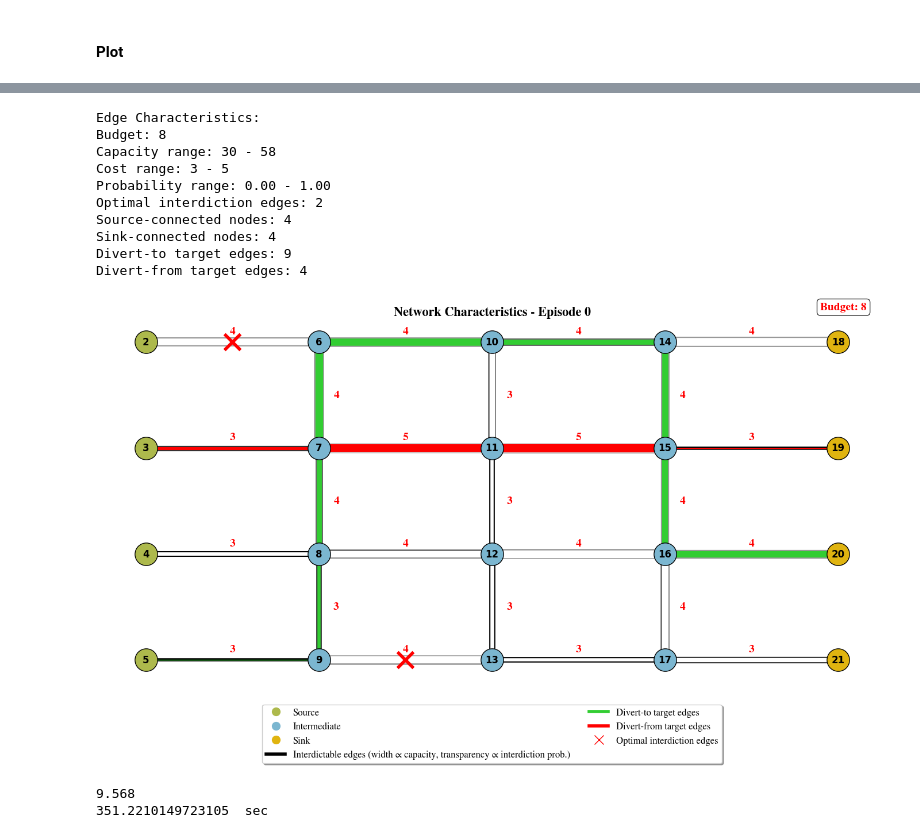
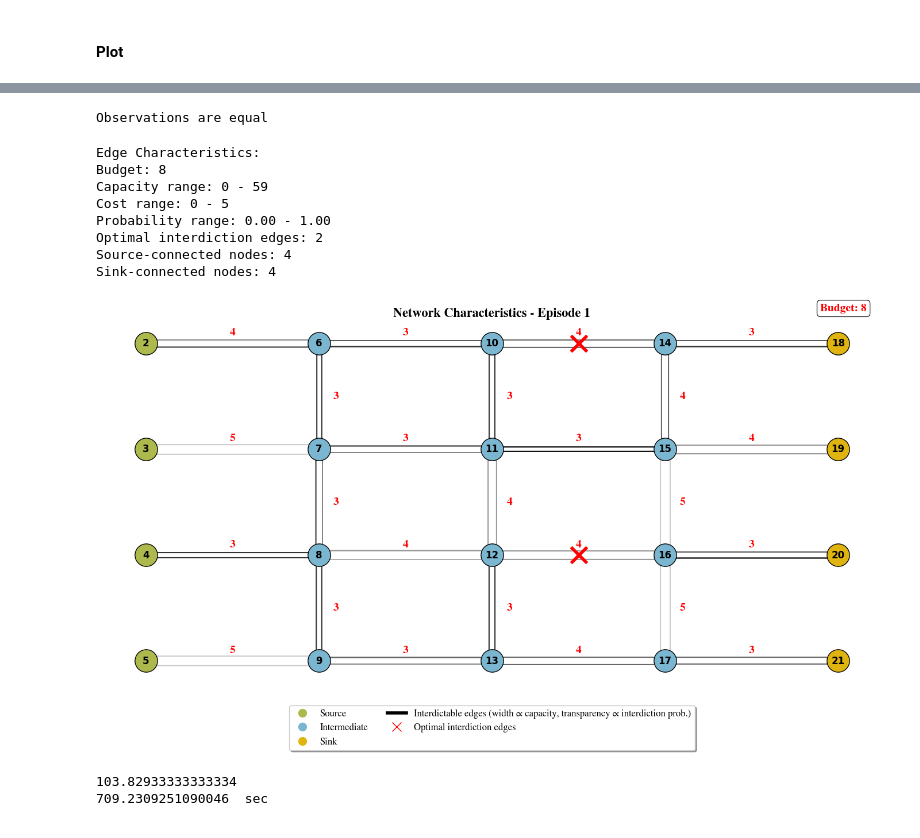
Before and after one commit to m-r-webb/RL-Threat-Adaptive-Network-Interdiction, a Jupyter notebook: Code/Agent_Evaluation.ipynb, the cells around one changed output, grey strips where cells are left out. Saved outputs shown, nothing was run; the diff lists cells and outputs as text; code cells hidden in the pictures.

```diff
--- a/Code/Agent_Evaluation.ipynb
+++ b/Code/Agent_Evaluation.ipynb
@@ -36,15 +36,15 @@ import env_TA as ce #modified for curriculum learning
 ### Input Parameters
 # %%
 #User Determined Settings
-graphName = "G10x10"  # Graph nodes and edges to use
+graphName = "G4x5"  # Graph nodes and edges to use
 env_deterministic = False
 env_fixed_costs = False
 env_initial_budget = None
 env_multiple_interdiction = False
 env_attacker_strategy = 'zero_sum'  # canalize   isolate   divert  zero_sum
 
-model_name = "G4x5_S_MaskablePPO_EX003Z"        # G4x5_S_MaskablePPO_EX003I   G4x5_S_MaskablePPO_EX003Z   G4x5_S_PPO_EX001C  G4x5_S_MaskablePPO_zero_sum_V1
-model_timesteps = None            # Set a number, 1512000, or  None
+model_name = "G4x5_S_MaskablePPO_zero_sum_V2_GPU"        # G4x5_S_MaskablePPO_EX003I   G4x5_S_MaskablePPO_EX003Z   G4x5_S_PPO_EX001C  G4x5_S_MaskablePPO_zero_sum_V1
+model_timesteps = 4284000            # Set a number, 1512000, or  None
 # %% [markdown]
 ### Create Environment and Load Optimal Solutions
 # %%
@@ -77,7 +77,7 @@ data = np.load(f"{models_dir}/{model_name}/evaluations.npz")
 # Load the model
 if "MaskablePPO" in model_name:
     from sb3_contrib import MaskablePPO
-    agent=MaskablePPO.load(model_path, env=env)
+    agent=MaskablePPO.load(model_path,)
 elif "PPO" in model_name:
     from stable_baselines3 import PPO
     agent=PPO.load(model_path, env=env)
@@ -437,7 +435,7 @@ Interdiction Statistics:
 ### Evaluate Agent Performance Against Optimal Solutions
 # %%
 # Test Agent against a range of scenarios
-num_of_scenarios = 100
+num_of_scenarios = 10
 
 # Pre-compute constants outside the loop
 interdictable_edges_list = list(env.interdictable_edges)
@@ -491,7 +489,7 @@ for episode in tqdm(range(num_of_scenarios)):
             # Use wrapper's step method
             obs, reward, done, _, _ = env.step(action)
             # Tally actions using inner environment
-            if action != env.num_interdictable_edges:
+            if action != 500: #env.num_interdictable_edges:
                 action_key = interdictable_edges_list[action]
                 action_tally[action_key] += 1
                 action_list_append(action_key)  # Faster than action_list.append()
@@ -1757,29 +1884,48 @@ def plot_network_with_edge_annotations(nodes, edges, obs, env,
+# %%
+def compare_observations(obs1, obs2):
+    """Compare two observation dictionaries containing numpy arrays"""
+    if obs1.keys() != obs2.keys():
+        return False
+
+    for key in obs1.keys():
+        if isinstance(obs1[key], np.ndarray):
+            if not np.array_equal(obs1[key], obs2[key]):
+                return False
+        else:
+            if obs1[key] != obs2[key]:
+                return False
+
+    return True
+
+# Usage
+if compare_observations(obs, obs2):
+    print("Observations are equal")
+# %% [output]
+Observations are equal
 # %%
 # Usage with your code:
-episode = 0
+episode = 1
 obs, _ = env.reset(seed=episode)
 edge_capacity = obs['edge_capacity']
 edge_costs = obs['edge_costs']
 edge_interdiction_probability = obs['edge_interdiction_probability']
 
 # Plot the network with optimal interdiction edges marked
 G = plot_network_with_edge_annotations(nodes, edges, obs, env,
                                      all_optimal_interdiction_edges, episode,
                                      title=f"Network Characteristics - Episode {episode}")
 
 print(optimal_obj_vals[episode])
 print(optimal_solution_times[episode], " sec")
 # %% [output]
 Edge Characteristics:
 Budget: 8
-Capacity range: 30 - 58
-Cost range: 3 - 5
+Capacity range: 0 - 59
+Cost range: 0 - 5
 Probability range: 0.00 - 1.00
 Optimal interdiction edges: 2
 Source-connected nodes: 4
 Sink-connected nodes: 4
-Divert-to target edges: 9
-Divert-from target edges: 4
-[figure, old version]
+[figure, new version]
-9.568
-351.2210149723105  sec
+103.82933333333334
+709.2309251090046  sec
```
Also changed, not shown: parts of 16 cells of this notebook.
